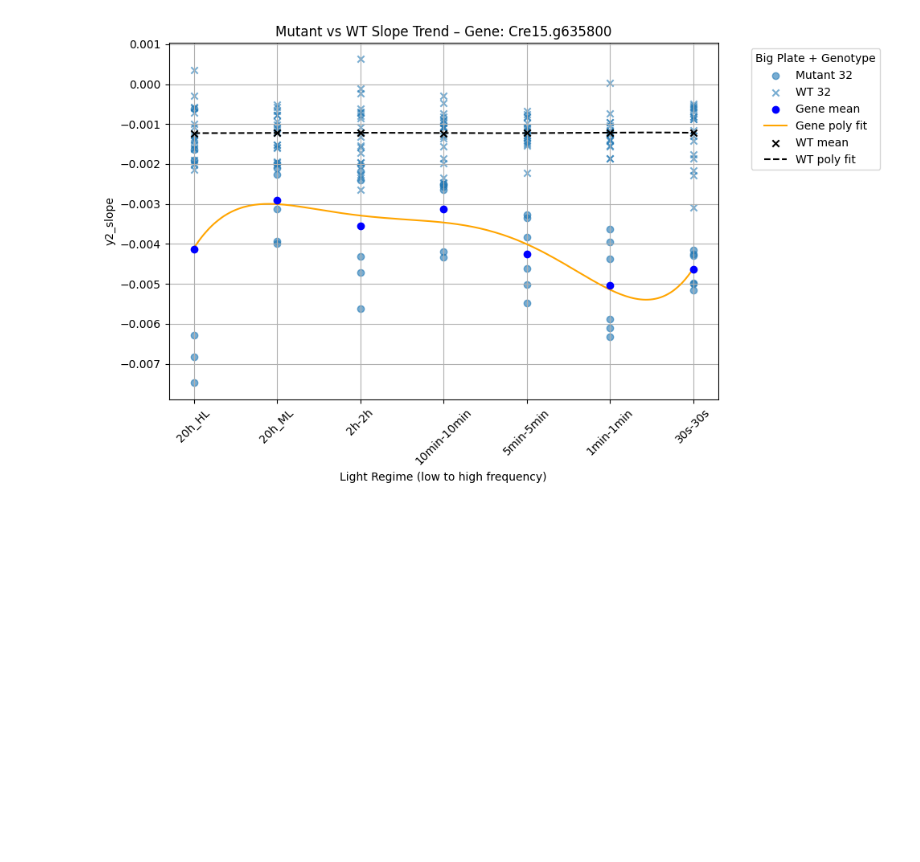
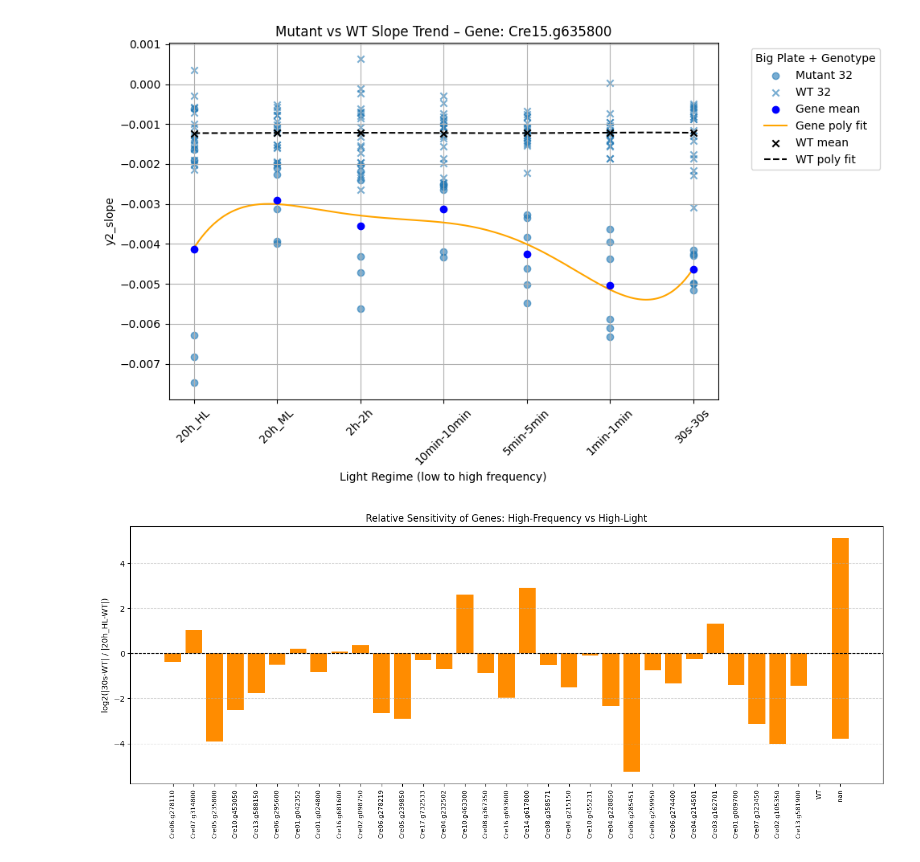
Before and after one commit to Imane-Mkt/Chlamy, a Jupyter notebook: Chlamy_Project_v2-main/Notebooks_Imane/New_analysis.ipynb, the cells around one changed output. Cells and saved outputs as stored; diff of their text form; code cells hidden in the pictures; blank space fills up the shorter version.

```diff
--- a/Chlamy_Project_v2-main/Notebooks_Imane/New_analysis.ipynb
+++ b/Chlamy_Project_v2-main/Notebooks_Imane/New_analysis.ipynb
@@ -532,3 +532,80 @@ def classify_gene(gene):
 data_iqr['myria_prediction'] = data_iqr['mutated_genes'].apply(classify_gene)
 data_iqr.drop_duplicates(subset=['mutated_genes', 'light_regime'], inplace=True)
 data_iqr.to_csv('whatever.csv', index=False)
+# %%
+import pandas as pd
+import numpy as np
+import matplotlib.pyplot as plt
+
+# Load data
+data = pd.read_csv('/home/imokhtatif/.vscode-server/Chlamy_Project_v2-main/Quantile_normalization/2025_5_phase2_light_status_slope_QtilNorm_randeffONLYPLATES_ontimepoints.csv')
+
+# List of genes to evaluate
+genes = high_freq + high_light + high_light_freq + ['WT']
+
+# Optional: fixed plotting order
+custom_order = [
+    'Cre06.g278110', 'Cre07.g314800', 'Cre05.g235800', 'Cre10.g453050', 'Cre13.g588150',
+    'Cre06.g295600', 'Cre09.g99663', 'Cre01.g042352', 'Cre01.g024800', 'Cre16.g681600',
+    'Cre12.g331900', 'Cre02.g098750', 'Cre06.g278219', 'Cre05.g239850', 'Cre17.g732533',
+    'Cre04.g232502', 'Cre10.g463300', 'Cre08.g367350', 'Cre16.g693600', 'Cre09.g388650',
+    'Cre14.g617800', 'Cre10.g439000', 'Cre08.g358571', 'Cre04.g215150', 'Cre12.g606668',
+    'Cre10.g455231', 'Cre04.g228850', 'Cre06.g285451', 'Cre06.g259950',
+    'Cre06.g274400', 'Cre04.g214501', 'Cre03.g162701', 'Cre01.g009700', 'Cre07.g323450',
+    'Cre02.g105350', 'Cre13.g581900', 'WT'
+]
+
+# Precompute WT means
+wt_data = data[data['mutated_genes'] == 'WT']
+wt_means = wt_data.groupby('light_regime').agg(mean_y2_slope=('y2_slope', 'mean'))
+
+ratios = []
+epsilon = 1e-6  # small constant to avoid division by 0
+
+for gene in genes:
+    gene_data = data[(data['mutated_genes'].astype(str).str.contains(gene)) & (~data['y2_slope'].isna())]
+
+    # Mean slope per light regime (replica-averaged mutants → mutant-averaged gene)
+    mutant_means = gene_data.groupby(['mutant_ID', 'light_regime']).agg(
+        mean_y2_slope=('y2_slope', 'mean')
+    ).reset_index()
+
+    gene_means = mutant_means.groupby('light_regime').agg(
+        mean_y2_slope=('mean_y2_slope', 'mean')
+    )
+
+    if '30s-30s' in gene_means.index and '20h_HL' in gene_means.index:
+        gene_FL = gene_means.loc['30s-30s', 'mean_y2_slope']
+        gene_HL = gene_means.loc['20h_HL', 'mean_y2_slope']
+
+        if '30s-30s' in wt_means.index and '20h_HL' in wt_means.index:
+            wt_FL = wt_means.loc['30s-30s', 'mean_y2_slope']
+            wt_HL = wt_means.loc['20h_HL', 'mean_y2_slope']
+
+            dist_FL = np.abs(gene_FL - wt_FL)
+            dist_HL = np.abs(gene_HL - wt_HL)
+
+            # Compute log2 of distance ratio
+            log_ratio = np.log2((dist_FL + epsilon) / (dist_HL + epsilon))
+            ratios.append((gene, log_ratio))
+
+# Convert to DataFrame
+ratio_df = pd.DataFrame(ratios, columns=['gene', 'log2_FL_HL_ratio'])
+
+# Sort by custom order
+ratio_df['gene'] = pd.Categorical(ratio_df['gene'], categories=custom_order, ordered=True)
+ratio_df = ratio_df.sort_values('gene')
+ratio_df['gene'] = ratio_df['gene'].astype(str)
+
+# Plot
+plt.figure(figsize=(14, 6))
+plt.bar(ratio_df['gene'], ratio_df['log2_FL_HL_ratio'], color='darkorange')
+plt.xticks(rotation=90, fontsize=8)
+plt.axhline(0, color='black', linestyle='--', linewidth=1)
+plt.ylabel('log2(|30s-WT| / |20h_HL-WT|)')
+plt.title('Relative Sensitivity of Genes: High-Frequency vs High-Light')
+plt.tight_layout()
+plt.grid(axis='y', linestyle='--', alpha=0.5)
+plt.show()
+# %% [output]
+[figure, added]
```
